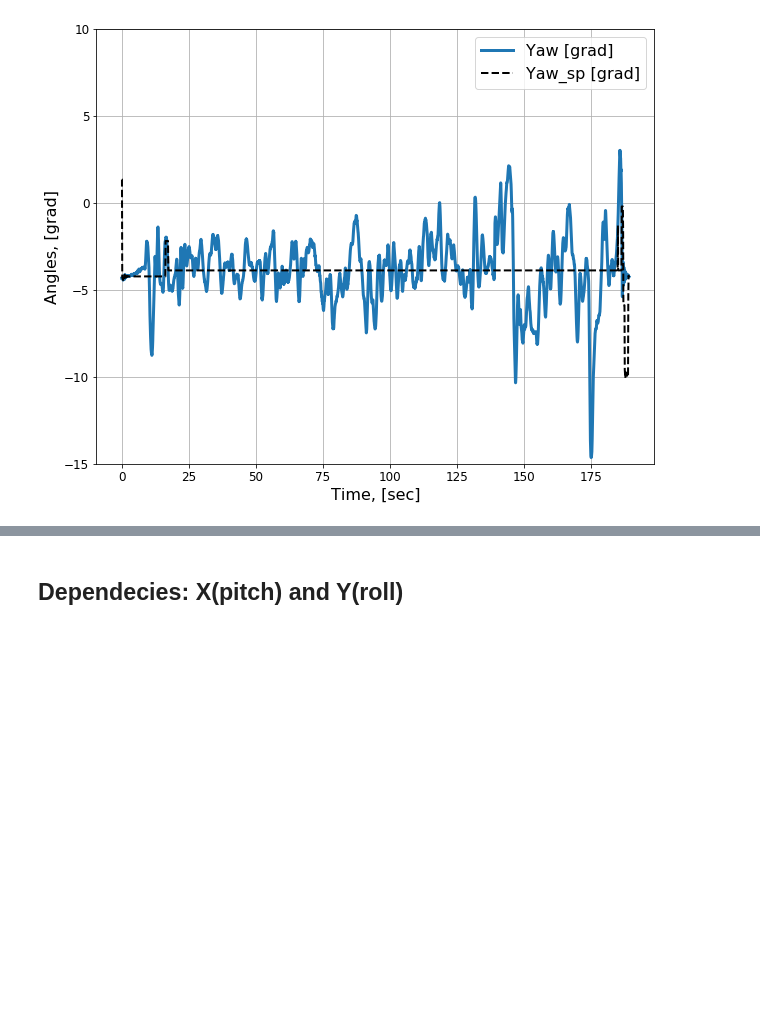
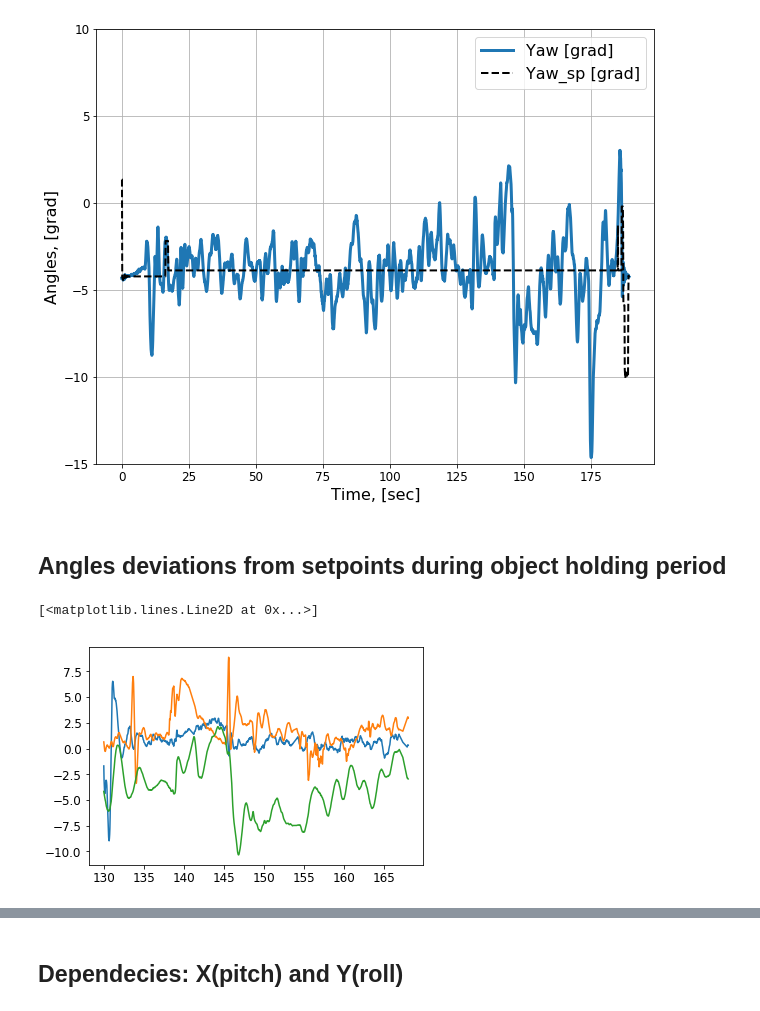
Before and after one commit to RuslanAgishev/DroneArm, a Jupyter notebook: log/successful_grab/csv/postprocessing.ipynb, the cells around one changed output, grey strips where cells are left out. Cells and saved outputs as stored; diff of their text form; code cells hidden in the pictures; blank space fills up the shorter version.

Commit message:
Angles deviations from setpoints during object holding period

```diff
--- a/log/successful_grab/csv/postprocessing.ipynb
+++ b/log/successful_grab/csv/postprocessing.ipynb
@@ -221,3 +221,23 @@ plt.ylim([-15, 10])
 # %% [output]
 (-15, 10)
 [figure]
+# %% [markdown]
+## Angles deviations from setpoints during object holding period
+# %%
+TIME_GRAB = 130; TIME_RELEASE = 168
+index_grab = len( t_ang[t_ang<TIME_GRAB] )
+index_release = len(t_ang) - len( t_ang[t_ang>TIME_RELEASE] )
+# %%
+t_hold_object = t_ang[index_grab:index_release]
+roll_hold_object = roll[index_grab:index_release]
+pitch_hold_object = pitch[index_grab:index_release]
+yaw_hold_object = yaw[index_grab:index_release]
+# %%
+plt.plot(t_hold_object, roll_hold_object)
+
+plt.plot(t_hold_object, pitch_hold_object)
+
+plt.plot(t_hold_object, yaw_hold_object)
+# %% [output]
+[<matplotlib.lines.Line2D at 0x...>]
+[figure, added]
```
Also changed, not shown: parts of 4 cells of this notebook.
